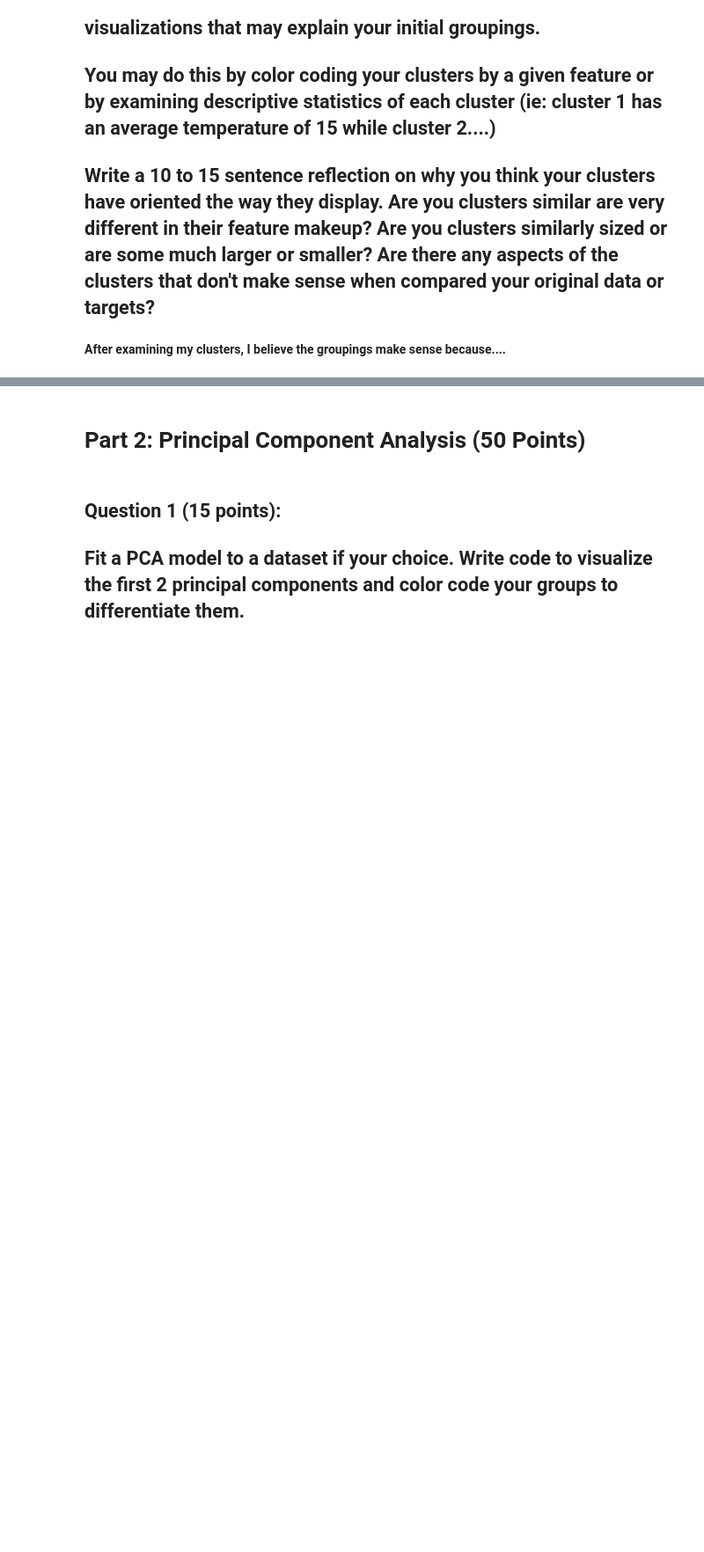
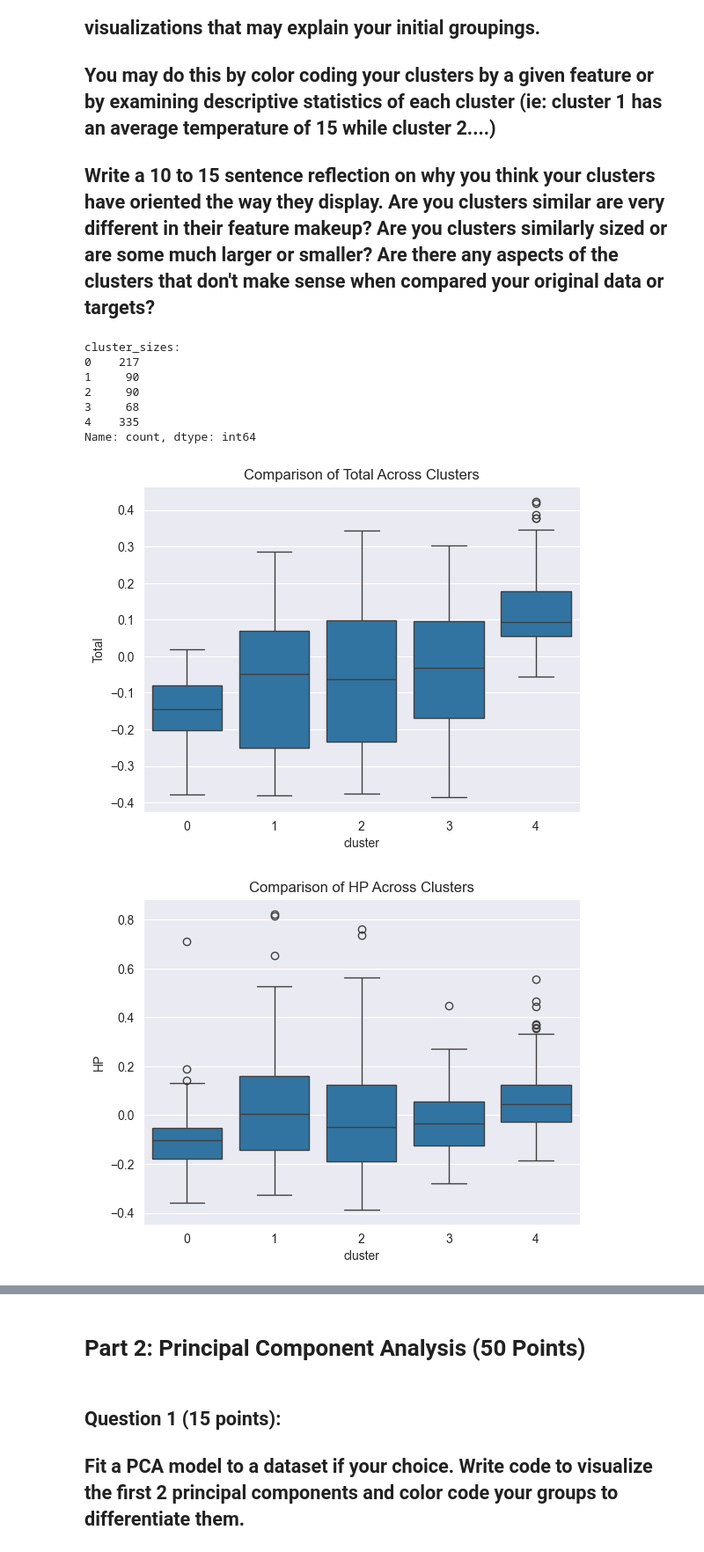
Before and after one commit to aaditiparabs/DS-3001, a Jupyter notebook: labs/Lab_4_Unsupervised_Learning.ipynb, the cells around one changed output, grey strips where cells are left out. Shown: that part at 88% size. Cells and saved outputs as stored; diff of their text form; code cells hidden in the pictures; blank space fills up the shorter version.

```diff
--- a/labs/Lab_4_Unsupervised_Learning.ipynb
+++ b/labs/Lab_4_Unsupervised_Learning.ipynb
@@ -454,5 +460,47 @@ Different methods resulted in different optimal values for k. Using an elbow plo
 ## You may do this by color coding your clusters by a given feature or by examining descriptive statistics of each cluster (ie: cluster 1 has an average temperature of 15 while cluster 2....)
 
 ## Write a **10 to 15 sentence** reflection on why you think your clusters have oriented the way they display. Are you clusters similar are very different in their feature makeup? Are you clusters similarly sized or are some much larger or smaller? Are there any aspects of the clusters that don't make sense when compared your original data or targets?
-# %% [markdown]
-**After examining my clusters, I believe the groupings make sense because....**
+# %%
+import seaborn as sns
+
+##old function
+'''def k_means_func(mydataframe, kvalue):
+    k_means_model = KMeans(n_clusters=kvalue, init = 'random', n_init = 20, max_iter=400, random_state=3001)
+
+    clusters = k_means_model.fit_predict(mydataframe)
+
+    result_df = mydataframe.copy()
+    result_df['cluster'] = clusters
+
+    return result_df
+
+resultsdf=k_means_func(final_df, 3)
+
+display(resultsdf)'''
+
+##how many points in each cluster
+clusters = kmeans2.fit_predict(final_df)
+
+cluster_size = pd.Series(clusters).value_counts().sort_index()
+print('cluster_sizes:')
+print(cluster_size)
+
+#box plots for numerical features
+boxplotdf = final_df.copy()
+boxplotdf['cluster'] = clusters
+#display(boxplotdf)
+
+for feature in ['Total','HP','Attack', 'Defense','Sp. Atk', 'Sp. Def','Speed','Generation']:
+    sns.boxplot(x='cluster', y=feature, data=boxplotdf)
+    plt.title(f'Comparison of {feature} Across Clusters')
+    plt.show()
+# %% [output]
+cluster_sizes:
+0    217
+1     90
+2     90
+3     68
+4    335
+Name: count, dtype: int64
+[figure, added]
+[figure, added]
```
Also changed, not shown: parts of 3 cells of this notebook.
